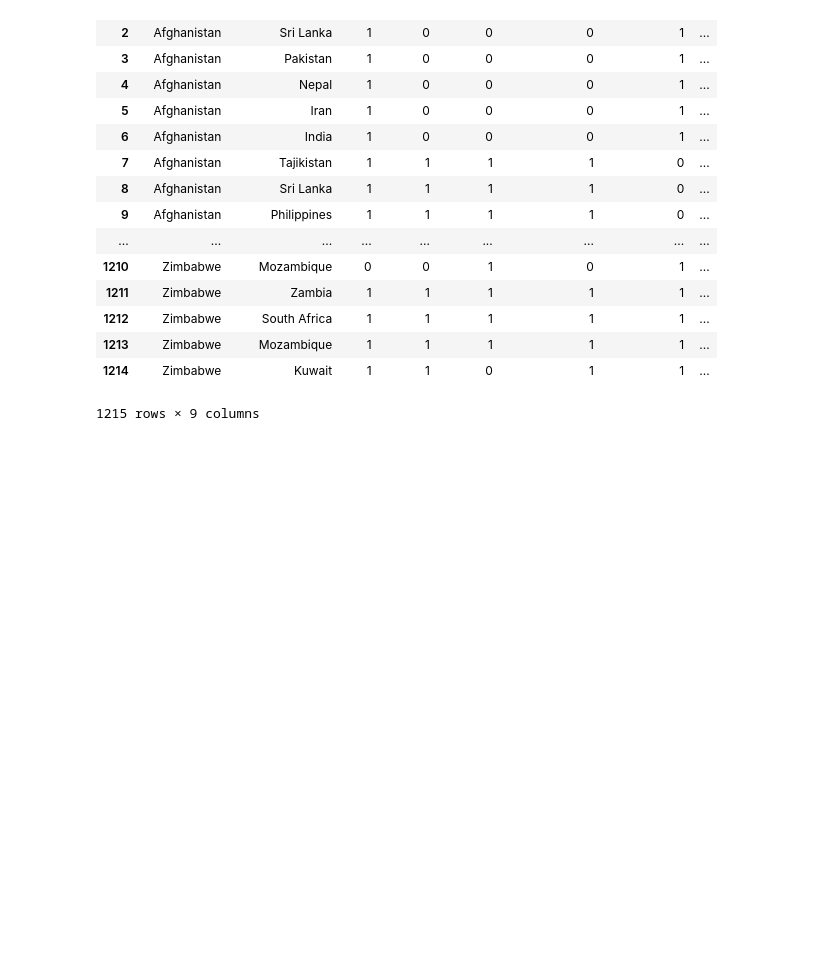
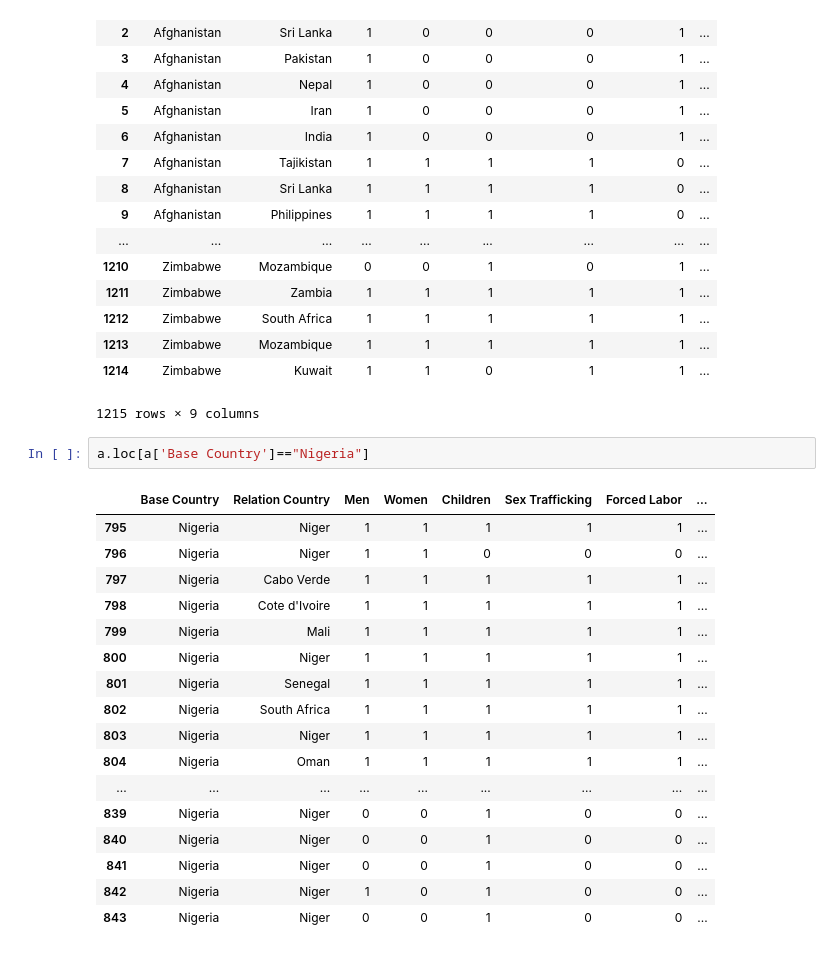
Before and after one commit to remco-mooij/human-trafficking, a Jupyter notebook: tolu.ipynb, the cells around one changed output. Drawn from its saved outputs; the diff is of its cells as text; blank space fills up the shorter version.

```diff
--- a/tolu.ipynb
+++ b/tolu.ipynb
@@ -312,3 +312,23 @@ a.sort_values(by=['Base Country']).reset_index(drop=True)
 | 1213 | Zimbabwe | Mozambique | 1 | 1 | 1 | 1 | 1 | ... |
 | 1214 | Zimbabwe | Kuwait | 1 | 1 | 0 | 1 | 1 | ... |
 1215 rows × 9 columns
+# %%
+a.loc[a['Base Country']=="Nigeria"]
+# %% [output]
+|  | Base Country | Relation Country | Men | Women | Children | Sex Trafficking | Forced Labor | ... |
+| 795 | Nigeria | Niger | 1 | 1 | 1 | 1 | 1 | ... |
+| 796 | Nigeria | Niger | 1 | 1 | 0 | 0 | 0 | ... |
+| 797 | Nigeria | Cabo Verde | 1 | 1 | 1 | 1 | 1 | ... |
+| 798 | Nigeria | Cote d'Ivoire | 1 | 1 | 1 | 1 | 1 | ... |
+| 799 | Nigeria | Mali | 1 | 1 | 1 | 1 | 1 | ... |
+| 800 | Nigeria | Niger | 1 | 1 | 1 | 1 | 1 | ... |
+| 801 | Nigeria | Senegal | 1 | 1 | 1 | 1 | 1 | ... |
+| 802 | Nigeria | South Africa | 1 | 1 | 1 | 1 | 1 | ... |
+| 803 | Nigeria | Niger | 1 | 1 | 1 | 1 | 1 | ... |
+| 804 | Nigeria | Oman | 1 | 1 | 1 | 1 | 1 | ... |
+| ... | ... | ... | ... | ... | ... | ... | ... | ... |
+| 839 | Nigeria | Niger | 0 | 0 | 1 | 0 | 0 | ... |
+| 840 | Nigeria | Niger | 0 | 0 | 1 | 0 | 0 | ... |
+| 841 | Nigeria | Niger | 0 | 0 | 1 | 0 | 0 | ... |
+| 842 | Nigeria | Niger | 1 | 0 | 1 | 0 | 0 | ... |
+| 843 | Nigeria | Niger | 0 | 0 | 1 | 0 | 0 | ... |
```
